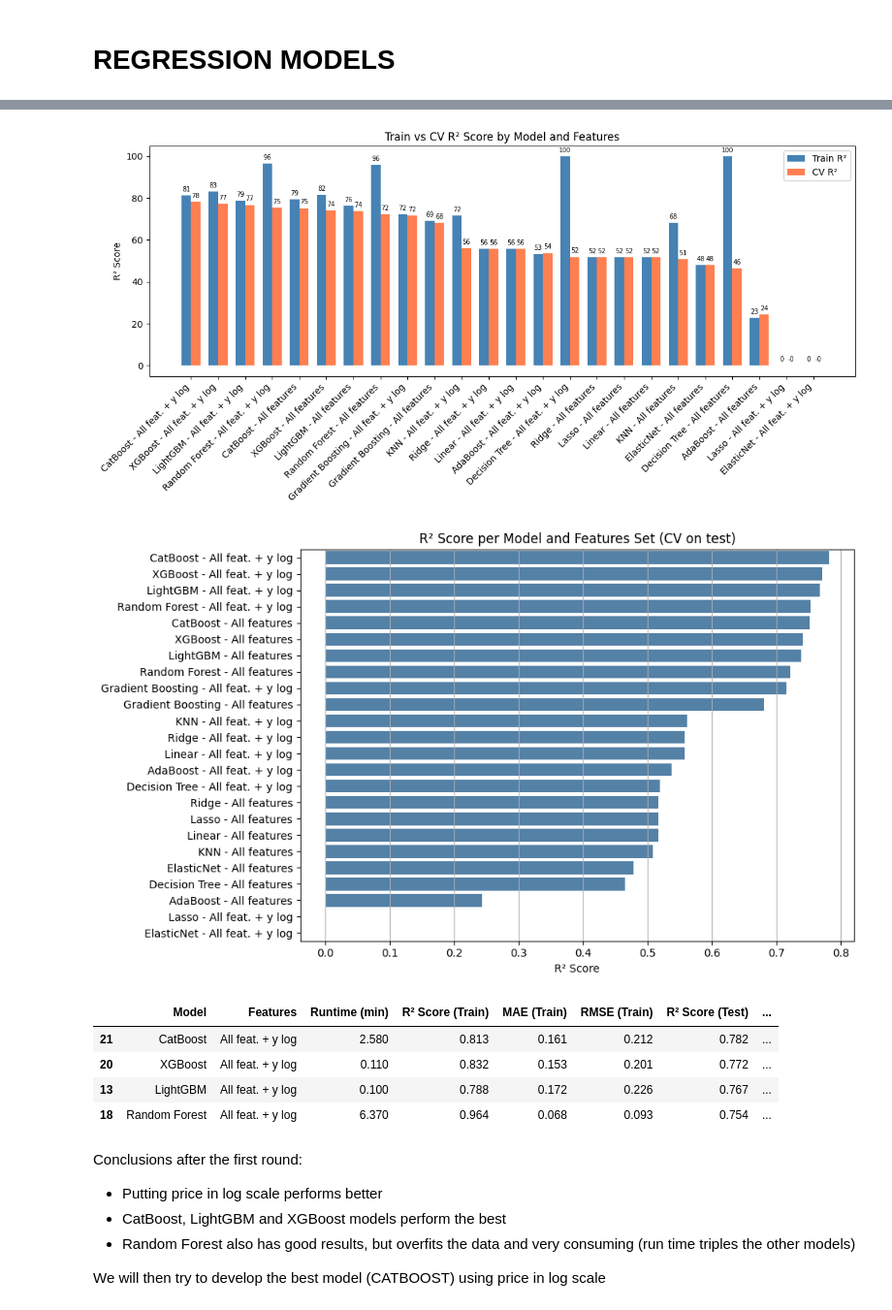
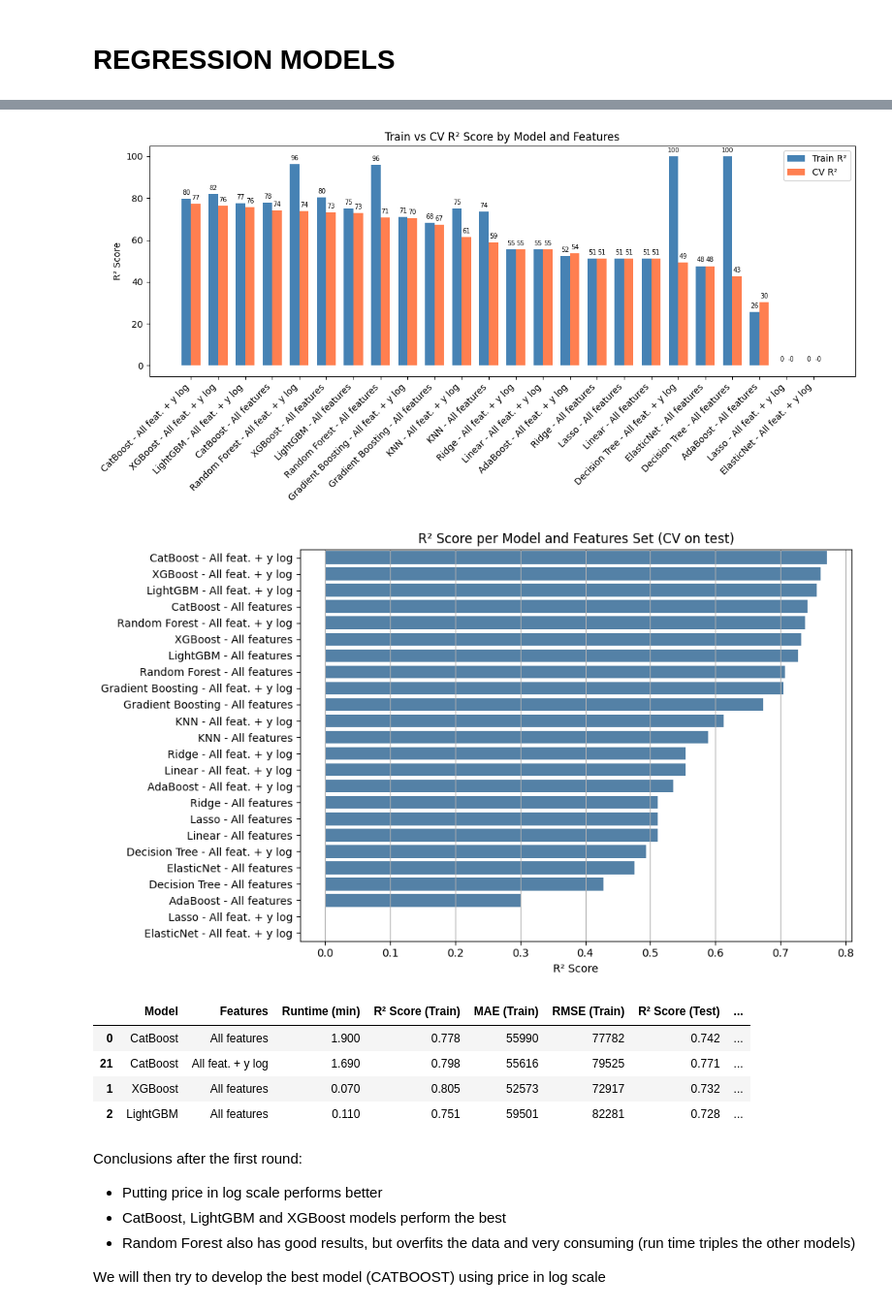
Before and after one commit to Manu1175/challenge-regression, a Jupyter notebook: ML_Jordi_final.ipynb, the cells around one changed output, grey strips where cells are left out. Shown: that part at 97% size. Saved outputs shown, nothing was run; the diff lists cells and outputs as text; code cells hidden in the pictures.

```diff
--- a/ML_Jordi_final.ipynb
+++ b/ML_Jordi_final.ipynb
@@ -87,13 +90,26 @@ def splitDF(n, df, target):
 # %%
 def regResults(obs, name, y_true, y_pred):
     """
-    Function to return regression metrics
+    Return regression metrics: R², MAE, and RMSE.
+    If MAE and RMSE are very small (e.g., < 1), assume log1p-transformed target and revert to original scale.
     """
+    # Initial metrics
     r2 = r2_score(y_true, y_pred)
     mae = mean_absolute_error(y_true, y_pred)
     rmse = np.sqrt(mean_squared_error(y_true, y_pred))
 
-    # Return a dictionary with the metrics
+    # Check for log scale
+    if mae < 1 and rmse < 1:
+        y_true_real = np.expm1(y_true)
+        y_pred_real = np.expm1(y_pred)
+
+        # Recalculate on original scale
+        mae = mean_absolute_error(y_true_real, y_pred_real)
+        rmse = np.sqrt(mean_squared_error(y_true_real, y_pred_real))
+
+    mae = int(round(mae))
+    rmse = int(round(rmse))
+
     return {
         "Features": obs,
         "Model": name,
@@ -228,5 +244,5 @@ Summary of Regression Results:
 # %%
-def trainCVresult(results_df):
+def trainCVresult(results_df, title):
 
     labels = results_df["Model"] + " - " + results_df["Features"]
     # multiply by 100 to reduce label size
@@ -261,7 +277,9 @@ def trainCVresult(results_df):
     autolabel(rects2)
 
     plt.tight_layout()
+    plt.savefig(title, dpi=300, bbox_inches="tight")
     plt.show()
 
-trainCVresult(results_df)
+
+trainCVresult(results_df, "outputs/Results Train v Test Initial.png")
 # %% [output]
@@ -269,5 +287,5 @@ trainCVresult(results_df)
 # %%
-def resultPlot(results_df):
+def resultPlot(results_df, title):
 
     # Create combined label for plotting
     results_df = results_df.copy()  # avoid modifying original
@@ -285,8 +303,9 @@ def resultPlot(results_df):
     plt.ylabel("")
     plt.grid(True, axis='x')
     plt.tight_layout()
+    plt.savefig(title, dpi=300, bbox_inches="tight")
     plt.show()
 
 
-resultPlot(results_df)
+resultPlot(results_df, "outputs/Results by Model Initial.png")
 # %% [output]
@@ -322,19 +341,20 @@ Summary of Regression Results:
 # %%
-trainCVresult(results_df)
-resultPlot(results_df)
+trainCVresult(results_df, "outputs/Results Train v Test log scale.png")
+resultPlot(results_df, "outputs/Results by Model log scale.png")
 # %% [output]
-[figure, old version]
+[figure, new version]
-[figure, old version]
+[figure, new version]
 # %%
+results_df.to_csv('outputs/Regression_scores All models.csv', index=False)
 results_1stRound = results_df
 results_df = results_df.sort_values("RMSE (Test)", ascending=True).head(4)
 results_df
 # %% [output]
 |  | Model | Features | Runtime (min) | R² Score (Train) | MAE (Train) | RMSE (Train) | R² Score (Test) | ... |
-| 21 | CatBoost | All feat. + y log | 2.580 | 0.813 | 0.161 | 0.212 | 0.782 | ... |
-| 20 | XGBoost | All feat. + y log | 0.110 | 0.832 | 0.153 | 0.201 | 0.772 | ... |
-| 13 | LightGBM | All feat. + y log | 0.100 | 0.788 | 0.172 | 0.226 | 0.767 | ... |
-| 18 | Random Forest | All feat. + y log | 6.370 | 0.964 | 0.068 | 0.093 | 0.754 | ... |
+| 0 | CatBoost | All features | 1.900 | 0.778 | 55990 | 77782 | 0.742 | ... |
+| 21 | CatBoost | All feat. + y log | 1.690 | 0.798 | 55616 | 79525 | 0.771 | ... |
+| 1 | XGBoost | All features | 0.070 | 0.805 | 52573 | 72917 | 0.732 | ... |
+| 2 | LightGBM | All features | 0.110 | 0.751 | 59501 | 82281 | 0.728 | ... |
 # %% [markdown]
 Conclusions after the first round:
 
```
Also changed, not shown: parts of 17 cells of this notebook, 13 other files.
